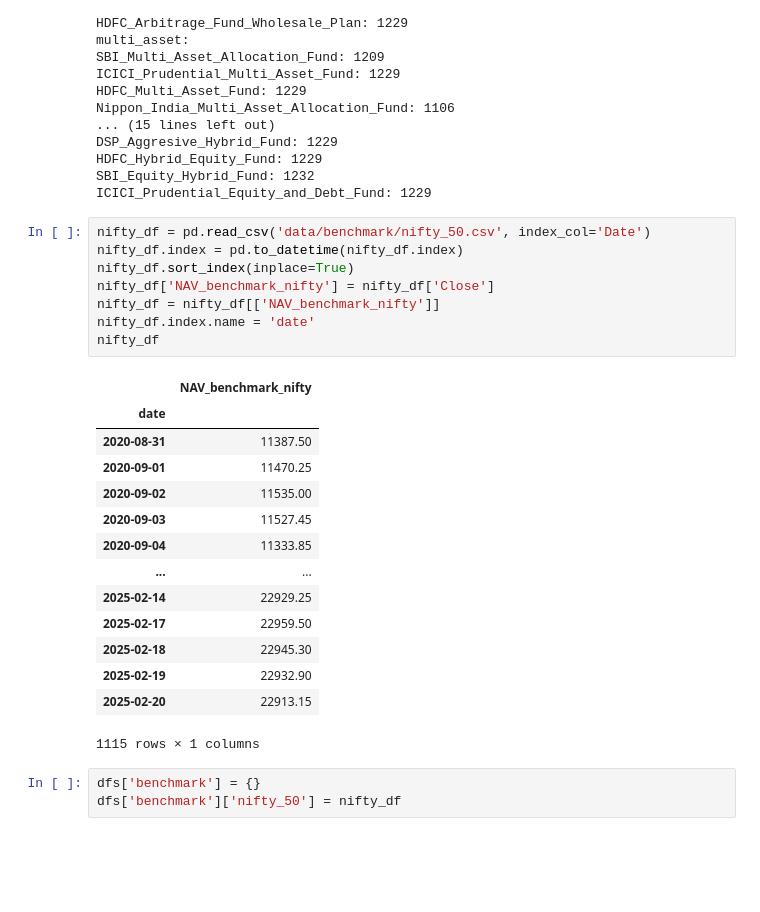
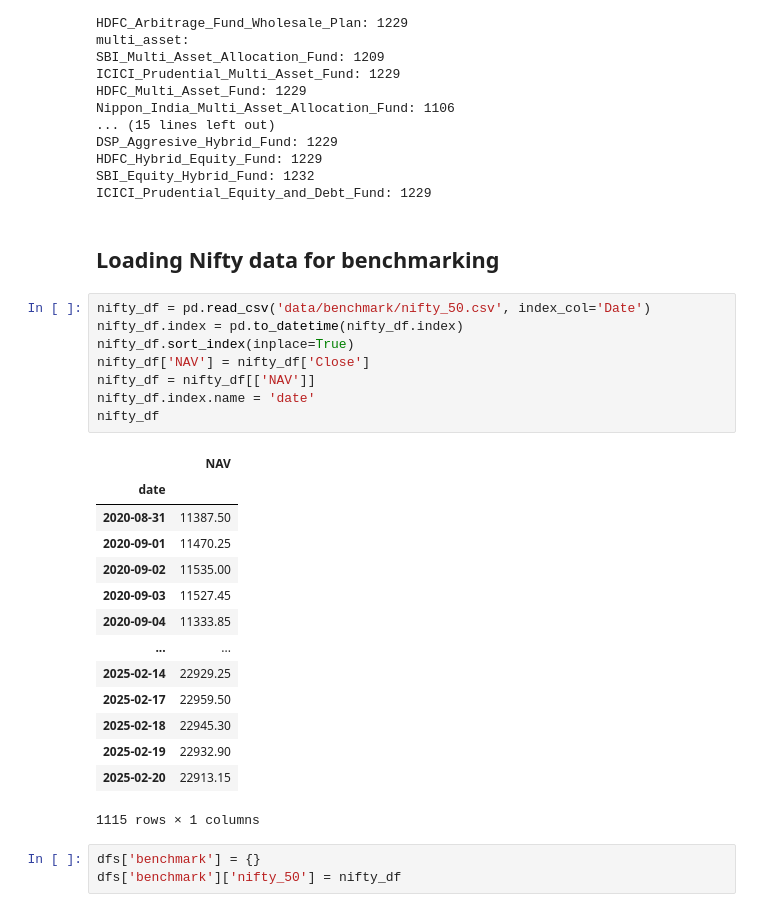
Before and after one commit to Dhruv-Kushwaha2010/mf_portfolio, a Jupyter notebook: analysis.ipynb, the cells around one changed output. Cells and saved outputs as stored; diff of their text form; blank space fills up the shorter version.

```diff
--- a/analysis.ipynb
+++ b/analysis.ipynb
@@ -143,16 +143,18 @@ DSP_Aggresive_Hybrid_Fund: 1229
 HDFC_Hybrid_Equity_Fund: 1229
 SBI_Equity_Hybrid_Fund: 1232
 ICICI_Prudential_Equity_and_Debt_Fund: 1229
+# %% [markdown]
+## Loading Nifty data for benchmarking
 # %%
 nifty_df = pd.read_csv('data/benchmark/nifty_50.csv', index_col='Date')
 nifty_df.index = pd.to_datetime(nifty_df.index)
 nifty_df.sort_index(inplace=True)
-nifty_df['NAV_benchmark_nifty'] = nifty_df['Close']
-nifty_df = nifty_df[['NAV_benchmark_nifty']]
+nifty_df['NAV'] = nifty_df['Close']
+nifty_df = nifty_df[['NAV']]
 nifty_df.index.name = 'date'
 nifty_df
 # %% [output]
-|  | NAV_benchmark_nifty |
+|  | NAV |
 | date |  |
 | 2020-08-31 | 11387.50 |
 | 2020-09-01 | 11470.25 |
```
Also changed, not shown: parts of 14 cells of this notebook, 2 other files.
